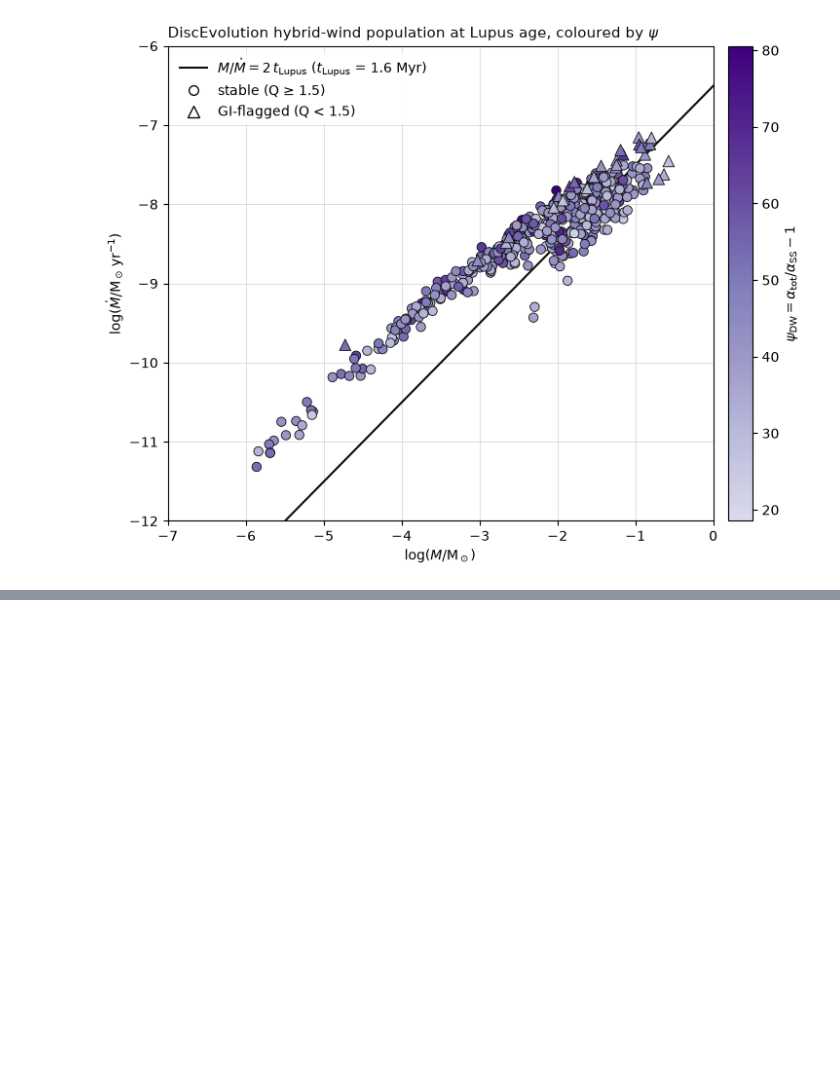
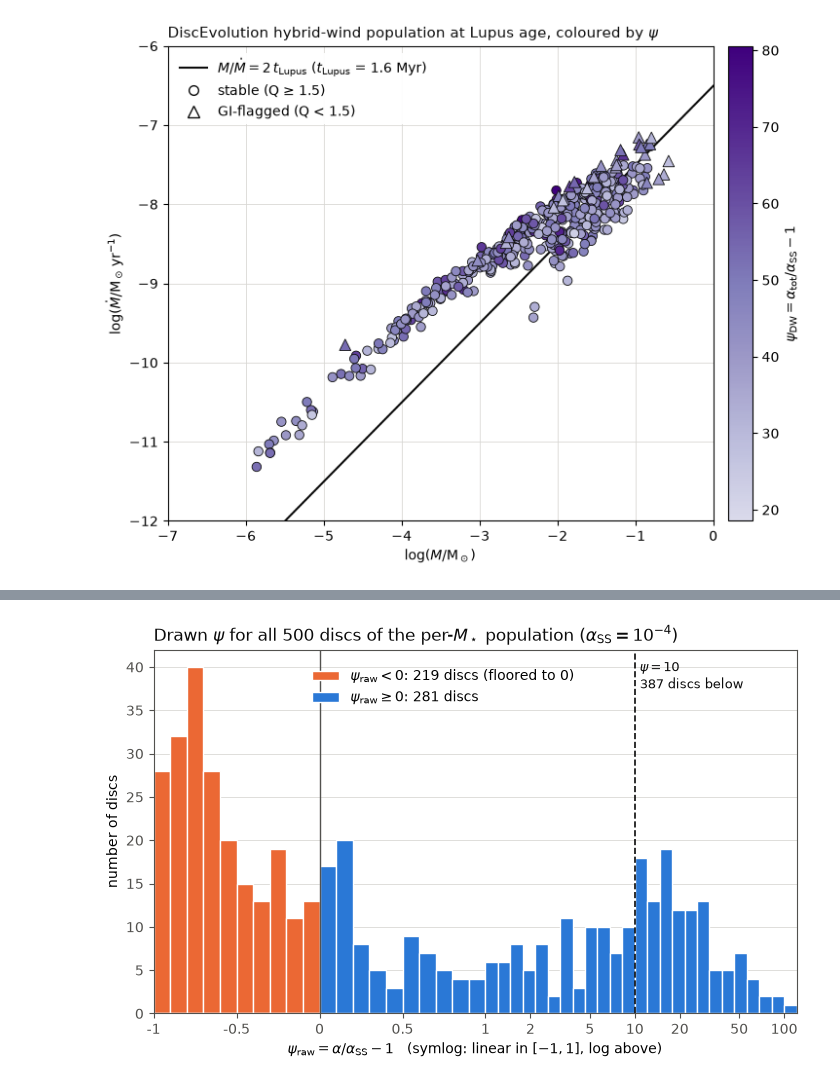
Before and after one commit to imontesd/DiscEvolution, a Jupyter notebook: example/StartHere/notebooks/Hof_malanga_comparison.ipynb, the cells around one changed output, grey strips where cells are left out. Cells and saved outputs as stored; diff of their text form; code cells hidden in the pictures; blank space fills up the shorter version.

Commit message:
added mstar pilot runs analysis and calculated psi analysis

```diff
--- a/example/StartHere/notebooks/Hof_malanga_comparison.ipynb
+++ b/example/StartHere/notebooks/Hof_malanga_comparison.ipynb
@@ -741,0 +848,89 @@ psi_DW of the 465 plotted discs: min 18.5, median 42, max 80.6
+# %%
+# =====================================================================================
+# 4b. Histogram of psi_raw for ALL 500 discs of the per-M* population (needs cell 4: draws_ms)
+# =====================================================================================
+# psi_raw = alpha / alpha_SS - 1  [dimensionless], one value per disc in the population CSV
+#   alpha     = Malanga's alpha_DW (Eq. 7, Table 2) = our TOTAL alpha = alpha_DW + alpha_SS
+#               (Tabone et al. 2022, Eq. 12), so psi = alpha_DW / alpha_SS (Tabone Eq. 13)
+#   alpha_SS  = 1e-4, the same for every disc
+# psi_raw < 0 (alpha below alpha_SS) is unphysical: those discs were run with the FLOOR
+# psi_DW = max(psi_raw, 0), i.e. purely viscous, no wind (e_rad = 1, lambda = inf).
+# These are the values DRAWN for all 500 discs, not only the 22 pilot runs.
+import matplotlib.pyplot as plt
+from matplotlib.ticker import FuncFormatter
+
+PSI_WINDY = 10.0   # dimensionless; ARBITRARY threshold (user's choice) for the transition to
+                   # wind-dominated discs: psi = 10 means the wind torque is 10x the viscous one
+                   # (psi = alpha_DW / alpha_SS, Tabone et al. 2022 Eq. 13)
+
+INK, MUTED, GRID = "#0b0b0b", "#52514e", "#d9d8d4"   # text / reference lines / grid (as in cell 2b)
+C_NEG, C_POS = "#eb6834", "#2a78d6"                  # orange: psi_raw < 0 (floored); blue: psi_raw >= 0
+
+psi_raw_all = draws_ms["psi_raw"].to_numpy()          # dimensionless, all discs
+Mstar_all = draws_ms["Mstar_Msun"].to_numpy()         # Msun
+n_all = psi_raw_all.size
+neg = psi_raw_all < 0                                 # floored to psi_DW = 0 in the runs
+below_windy = psi_raw_all < PSI_WINDY                 # includes the negative ones
+
+# ---- counts ----
+n_neg = int(neg.sum())
+n_below = int(below_windy.sum())
+n_0_to_windy = int(((psi_raw_all >= 0) & below_windy).sum())
+n_windy = n_all - n_below
+pct = lambda k: 100.0 * k / n_all
+print(f"psi_raw of all N = {n_all} discs: min {psi_raw_all.min():.3g}, median {np.median(psi_raw_all):.3g}, "
+      f"max {psi_raw_all.max():.3g}")
+print(f"  psi_raw < 0              : {n_neg:3d} / {n_all} ({pct(n_neg):4.1f} %)  -> floored to psi_DW = 0 "
+      f"(purely viscous, no wind)")
+print(f"  psi_raw < {PSI_WINDY:g}             : {n_below:3d} / {n_all} ({pct(n_below):4.1f} %)  "
+      f"(includes the {n_neg} negative values)")
+print(f"    of which 0 <= psi_raw < {PSI_WINDY:g}: {n_0_to_windy:3d} / {n_all} ({pct(n_0_to_windy):4.1f} %)  "
+      f"(wind on, but weaker than {PSI_WINDY:g}x the viscous torque)")
+print(f"  psi_raw >= {PSI_WINDY:g}            : {n_windy:3d} / {n_all} ({pct(n_windy):4.1f} %)  (wind-dominated)")
+print(f"  stellar masses: psi_raw < 0 for M* = {Mstar_all[neg].min():.3g}-{Mstar_all[neg].max():.3g} Msun; "
+      f"psi_raw >= 0 for M* = {Mstar_all[~neg].min():.3g}-{Mstar_all[~neg].max():.3g} Msun")
+# Malanga Eq. 7 median: log10 alpha = -3.4 + 2.0 log10(M*/0.3) (Table 2, MHD) equals log10 alpha_SS = -4 at
+# log10(M*/0.3) = (-4 - (-3.4)) / 2.0 = -0.3
+Mstar_psi0 = 0.3 * 10 ** ((np.log10(1e-4) - (-3.4)) / 2.0)                     # Msun
+print(f"  (Malanga Eq. 7: the MEDIAN alpha equals alpha_SS = 1e-4 at M* = {Mstar_psi0:.3f} Msun; "
+      f"the 0.1 dex scatter blurs that boundary)")
+
+# ---- bins ----
+# psi_raw spans -1 (alpha -> 0) to ~100, so the x axis is symlog: LINEAR in [-1, 1], LOG above 1.
+# Bin edges: 0.1 wide in [-1, 1], then log-spaced (~12 per decade) above 1, so every bin has
+# roughly the same width on screen. 0 is an exact edge, so no bin mixes negative and positive values.
+# Bar heights are COUNTS per bin.
+edges_lin = np.linspace(-1.0, 1.0, 21)                                         # includes 0 exactly
+top = 10 ** (np.ceil(np.log10(psi_raw_all.max()) * 12) / 12)                  # first log edge >= max
+edges_log = np.logspace(0.0, np.log10(top), int(round(np.log10(top) * 12)) + 1)[1:]
+edges = np.concatenate([edges_lin, edges_log])
+assert psi_raw_all.min() >= edges[0] and psi_raw_all.max() <= edges[-1], "psi_raw outside the bin range"
+
+fig, ax = plt.subplots(figsize=(7.0, 4.4), constrained_layout=True)
+ax.grid(True, axis="y", color=GRID, lw=0.6); ax.set_axisbelow(True)
+for s in ax.spines.values(): s.set_color(MUTED)
+ax.tick_params(colors=MUTED)
+
+ax.hist(psi_raw_all[neg], bins=edges, color=C_NEG, edgecolor="white", linewidth=1.0,
+        label=rf"$\psi_{{\rm raw}} < 0$: {n_neg} discs (floored to 0)")
+ax.hist(psi_raw_all[~neg], bins=edges, color=C_POS, edgecolor="white", linewidth=1.0,
+        label=rf"$\psi_{{\rm raw}} \geq 0$: {n_all - n_neg} discs")
+
+ax.set_xscale("symlog", linthresh=1.0, linscale=1.0)
+ticks = [-1, -0.5, 0, 0.5, 1, 2, 5, 10, 20, 50, 100]
+ax.set_xticks(ticks)
+ax.xaxis.set_major_formatter(FuncFormatter(lambda v, _: f"{v:g}"))
+ax.set_xlim(edges[0], edges[-1])
+
+ax.axvline(0.0, color=MUTED, lw=1.0)                                            # floor
+ax.axvline(PSI_WINDY, color=INK, lw=1.2, ls="--")                               # windy threshold
+ax.text(PSI_WINDY * 1.08, 0.97, rf"$\psi = {PSI_WINDY:g}$" + "\n" + f"{n_below} discs below",
+        transform=ax.get_xaxis_transform(), va="top", ha="left", color=INK, fontsize=9)
+
+ax.set_xlabel(r"$\psi_{\rm raw} = \alpha/\alpha_{\rm SS} - 1$   (symlog: linear in $[-1, 1]$, log above)")
+ax.set_ylabel("number of discs")
+ax.set_title(rf"Drawn $\psi$ for all {n_all} discs of the per-$M_\star$ population "
+             r"($\alpha_{\rm SS} = 10^{-4}$)", loc="left", color=INK)
+ax.legend(frameon=False, loc="upper center", bbox_to_anchor=(0.45, 0.98))   # over the low bars at 0.5 < psi < 5
+plt.show()
+# %% [output]
@@ -741,0 +944 @@ psi_DW of the 465 plotted discs: min 18.5, median 42, max 80.6
+[figure, added]
```
Also changed, not shown: parts of 3 cells of this notebook.
